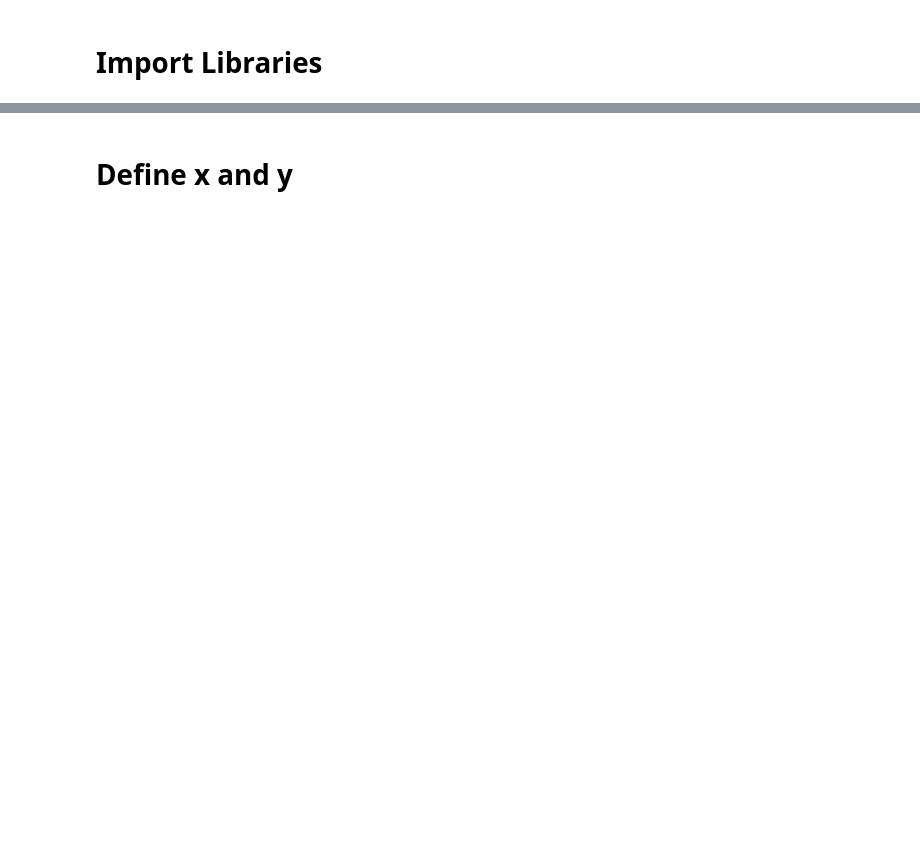
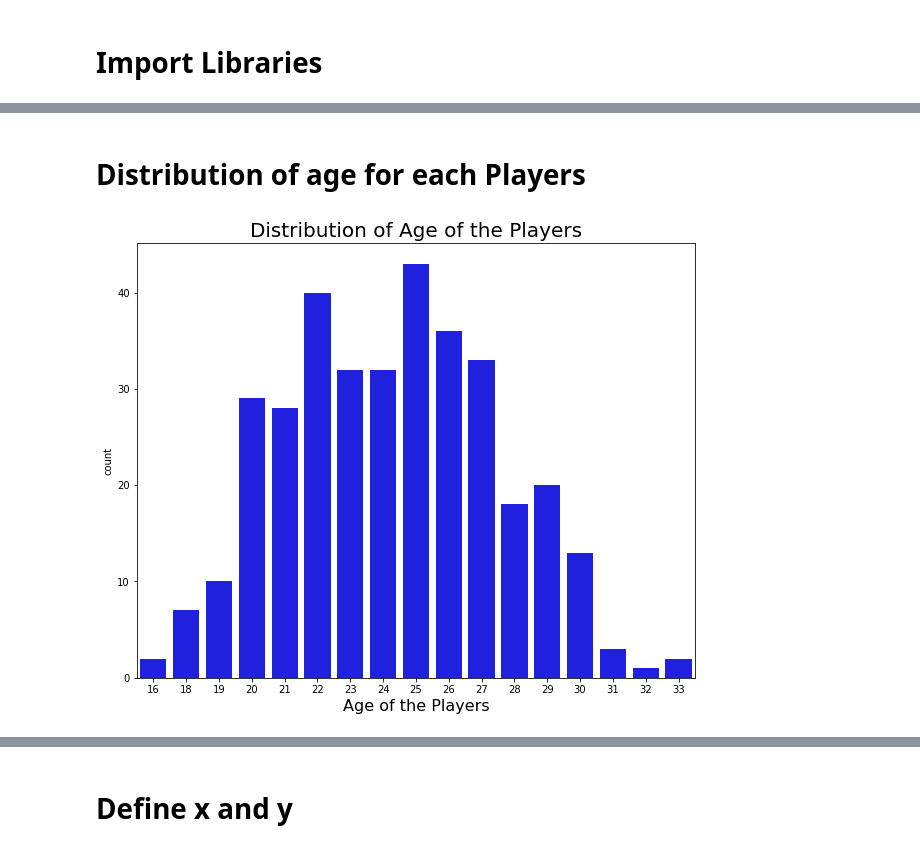
Before and after one commit to Edgarhv/Predicting-Football-soccer-using-a-Machine-Learning-Model, a Jupyter notebook: FutPlayers_PredictValue.ipynb, the cells around one changed output, grey strips where cells are left out. Cells and saved outputs as stored; diff of their text form; code cells hidden in the pictures; blank space fills up the shorter version.

```diff
--- a/FutPlayers_PredictValue.ipynb
+++ b/FutPlayers_PredictValue.ipynb
@@ -18,0 +70,4 @@ Football_df.head()
+# %%
+Football_df["hours_played"] = pd.to_numeric(Football_df.hours_played, downcast="float")
+Football_cat= Football_df.dtypes[Football_df.dtypes == "object"].index.tolist()
+Football_cat
@@ -18,0 +76,10 @@ Football_df.head()
+# %%
+# Create a OneHotEncoder instance
+enc = OneHotEncoder(sparse=False)
+
+# Fit and transform the OneHotEncoder using the categorical variable list
+encode_df = pd.DataFrame(enc.fit_transform(Football_df[Football_cat]))
+
+# Add the encoded variable names to the dataframe
+encode_df.columns = enc.get_feature_names(Football_cat)
+encode_df.head()
@@ -18,0 +125,12 @@ Football_df.head()
+# %% [markdown]
+# Distribution of age for each Players
+# %%
+x = Football_df['age']
+plt.figure(figsize=(10,8))
+ax = sns.countplot(x,color='blue')
+ax.set_xlabel(xlabel = 'Age of the Players', fontsize = 16)
+ax.set_title(label = 'Distribution of Age of the Players', fontsize = 20)
+plt.show()
+fig.savefig("Distribution .png")
+# %% [output]
+[figure, added]
```
Also changed, not shown: parts of 55 cells of this notebook.
